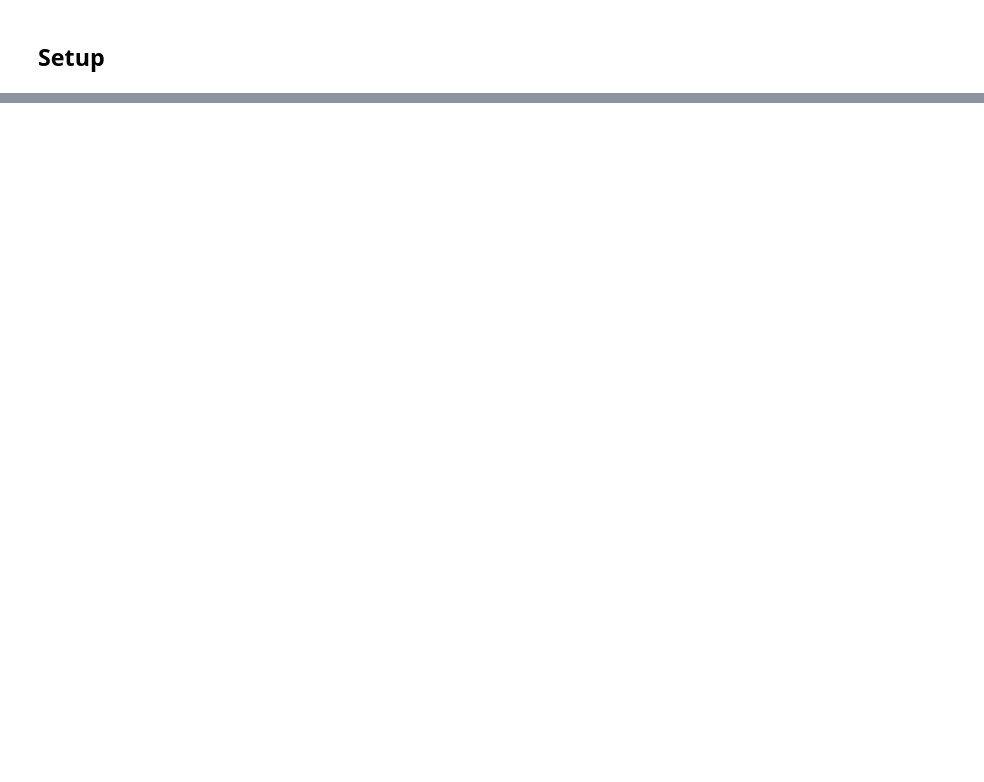
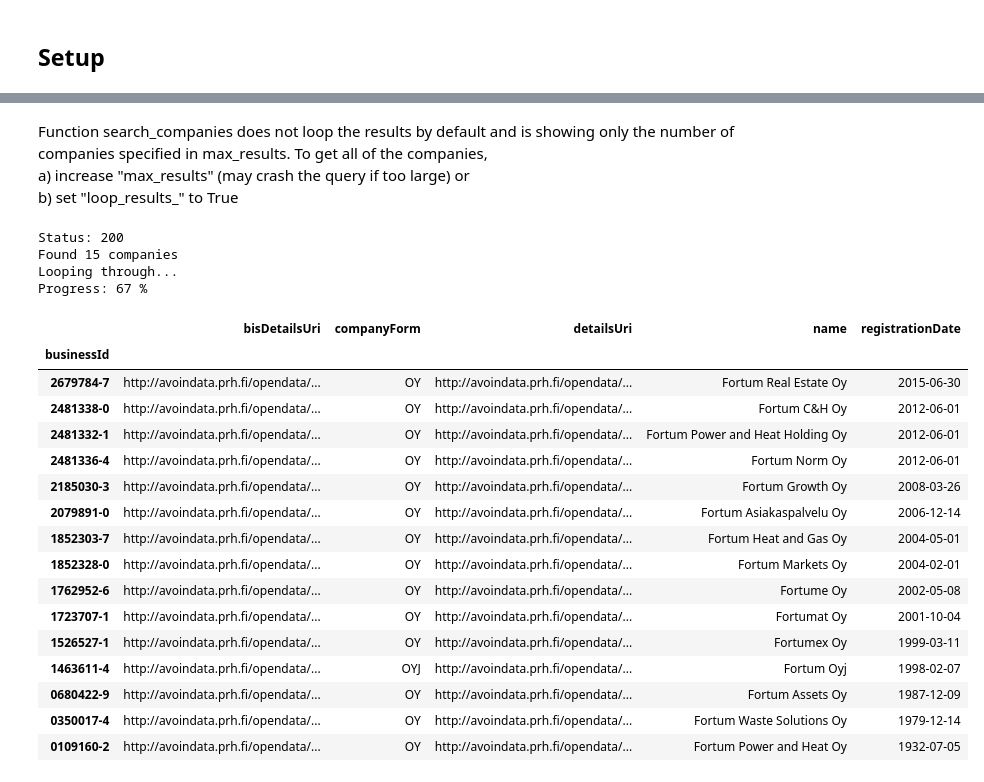
Before and after one commit to Miksus/finnish_business_portal, a Jupyter notebook: demo.ipynb, the cells around one changed output, grey strips where cells are left out. Cells and saved outputs as stored; diff of their text form; code cells hidden in the pictures; blank space fills up the shorter version.

```diff
--- a/demo.ipynb
+++ b/demo.ipynb
@@ -158,0 +109,28 @@ TypeError: List type search parameters unequal lengths: [2, 3]
+# %% [markdown]
+Function search_companies does not loop the results by default and is showing only the number of companies specified in max_results. To get all of the companies,
+<br>a) increase "max_results" (may crash the query if too large) or
+<br>b) set "loop_results_" to True
+# %%
+bportal.search_companies(name="Fortum", register="tr", display_="default", loop_results_=True)
+# %% [output]
+Status: 200
+Found 15 companies
+Looping through...
+Progress: 67 %
+|  | bisDetailsUri | companyForm | detailsUri | name | registrationDate |
+| businessId |  |  |  |  |  |
+| 2679784-7 | http://avoindata.prh.fi/opendata/... | OY | http://avoindata.prh.fi/opendata/... | Fortum Real Estate Oy | 2015-06-30 |
+| 2481338-0 | http://avoindata.prh.fi/opendata/... | OY | http://avoindata.prh.fi/opendata/... | Fortum C&H Oy | 2012-06-01 |
+| 2481332-1 | http://avoindata.prh.fi/opendata/... | OY | http://avoindata.prh.fi/opendata/... | Fortum Power and Heat Holding Oy | 2012-06-01 |
+| 2481336-4 | http://avoindata.prh.fi/opendata/... | OY | http://avoindata.prh.fi/opendata/... | Fortum Norm Oy | 2012-06-01 |
+| 2185030-3 | http://avoindata.prh.fi/opendata/... | OY | http://avoindata.prh.fi/opendata/... | Fortum Growth Oy | 2008-03-26 |
+| 2079891-0 | http://avoindata.prh.fi/opendata/... | OY | http://avoindata.prh.fi/opendata/... | Fortum Asiakaspalvelu Oy | 2006-12-14 |
+| 1852303-7 | http://avoindata.prh.fi/opendata/... | OY | http://avoindata.prh.fi/opendata/... | Fortum Heat and Gas Oy | 2004-05-01 |
+| 1852328-0 | http://avoindata.prh.fi/opendata/... | OY | http://avoindata.prh.fi/opendata/... | Fortum Markets Oy | 2004-02-01 |
+| 1762952-6 | http://avoindata.prh.fi/opendata/... | OY | http://avoindata.prh.fi/opendata/... | Fortume Oy | 2002-05-08 |
+| 1723707-1 | http://avoindata.prh.fi/opendata/... | OY | http://avoindata.prh.fi/opendata/... | Fortumat Oy | 2001-10-04 |
+| 1526527-1 | http://avoindata.prh.fi/opendata/... | OY | http://avoindata.prh.fi/opendata/... | Fortumex Oy | 1999-03-11 |
+| 1463611-4 | http://avoindata.prh.fi/opendata/... | OYJ | http://avoindata.prh.fi/opendata/... | Fortum Oyj | 1998-02-07 |
+| 0680422-9 | http://avoindata.prh.fi/opendata/... | OY | http://avoindata.prh.fi/opendata/... | Fortum Assets Oy | 1987-12-09 |
+| 0350017-4 | http://avoindata.prh.fi/opendata/... | OY | http://avoindata.prh.fi/opendata/... | Fortum Waste Solutions Oy | 1979-12-14 |
+| 0109160-2 | http://avoindata.prh.fi/opendata/... | OY | http://avoindata.prh.fi/opendata/... | Fortum Power and Heat Oy | 1932-07-05 |
```
Also changed, not shown: parts of 39 cells of this notebook, 6 other files.
